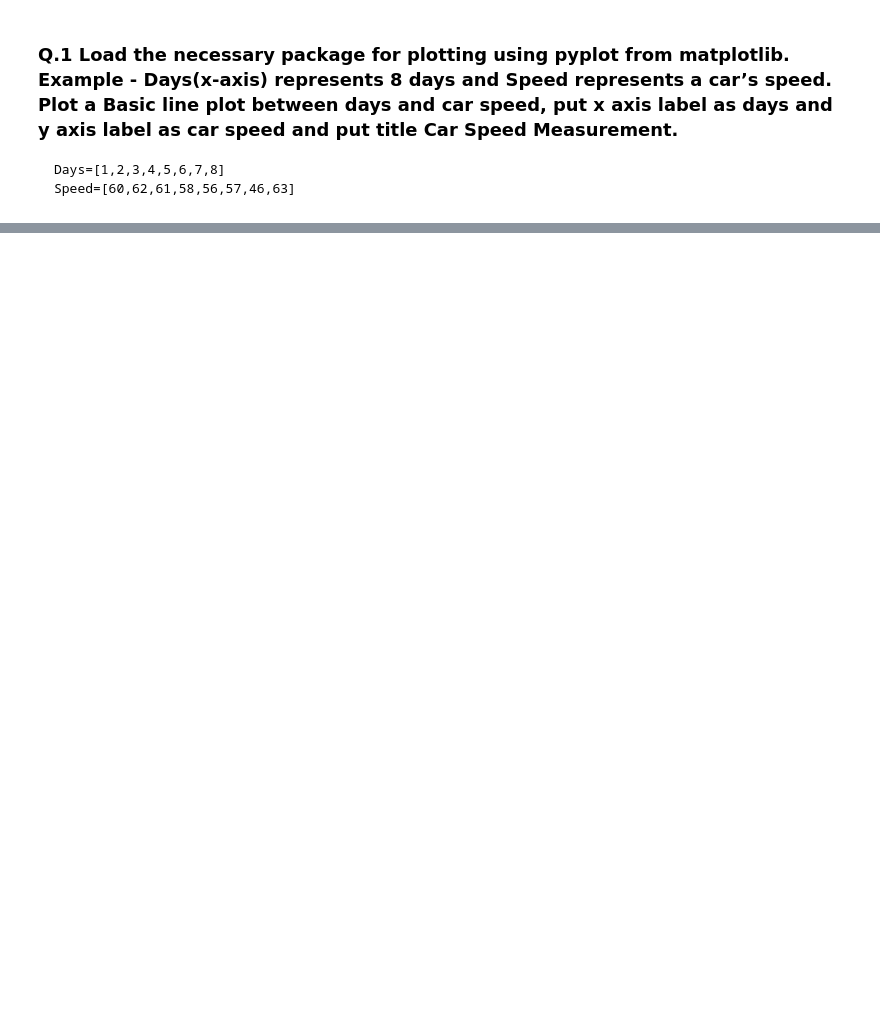
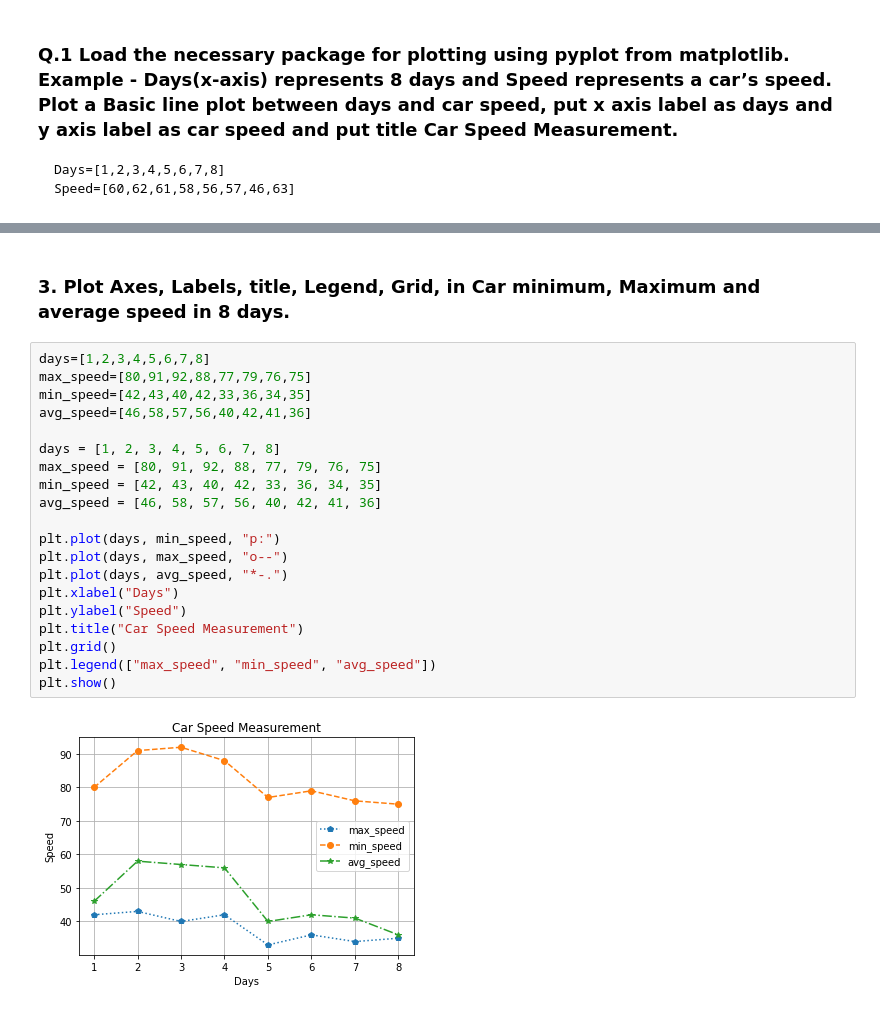
Before and after one commit to chetan6780/ML-Training, a Jupyter notebook: Assignments/DS_3.ipynb, the cells around one changed output, grey strips where cells are left out. Cells and saved outputs as stored; diff of their text form; blank space fills up the shorter version.

```diff
--- a/Assignments/DS_3.ipynb
+++ b/Assignments/DS_3.ipynb
@@ -21,0 +68,25 @@ plt.show()
+# %% [markdown]
+
+### 3. Plot Axes, Labels, title, Legend, Grid, in Car minimum, Maximum and average speed in 8 days.
+# %%
+days=[1,2,3,4,5,6,7,8]
+max_speed=[80,91,92,88,77,79,76,75]
+min_speed=[42,43,40,42,33,36,34,35]
+avg_speed=[46,58,57,56,40,42,41,36]
+
+days = [1, 2, 3, 4, 5, 6, 7, 8]
+max_speed = [80, 91, 92, 88, 77, 79, 76, 75]
+min_speed = [42, 43, 40, 42, 33, 36, 34, 35]
+avg_speed = [46, 58, 57, 56, 40, 42, 41, 36]
+
+plt.plot(days, min_speed, "p:")
+plt.plot(days, max_speed, "o--")
+plt.plot(days, avg_speed, "*-.")
+plt.xlabel("Days")
+plt.ylabel("Speed")
+plt.title("Car Speed Measurement")
+plt.grid()
+plt.legend(["max_speed", "min_speed", "avg_speed"])
+plt.show()
+# %% [output]
+[figure, added]
```
Also changed, not shown: parts of 18 cells of this notebook.
